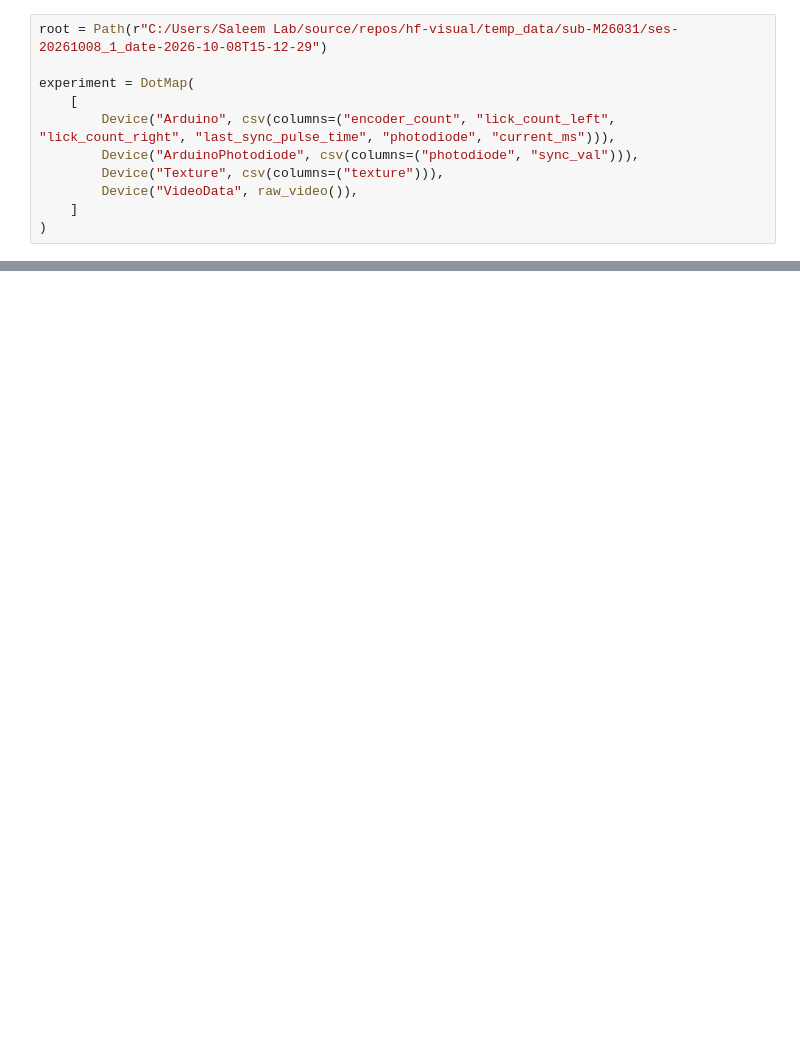
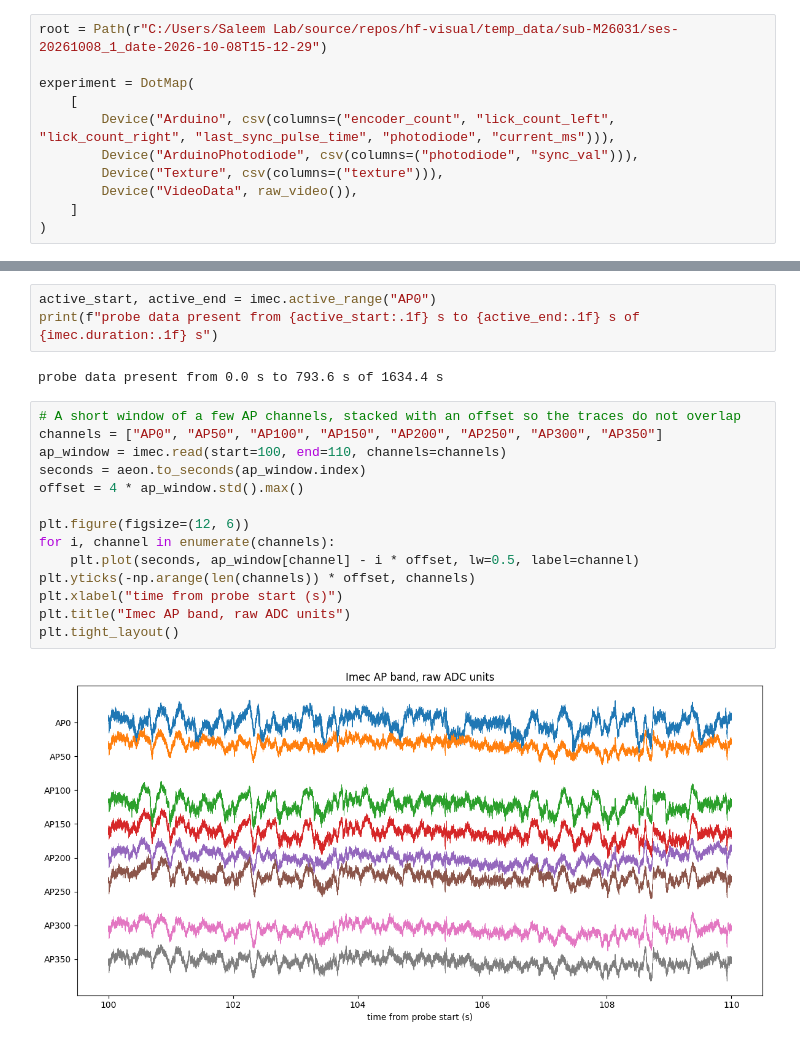
Before and after one commit to ucl-open/hf-visual, a Jupyter notebook: examples/data-ingestion.ipynb, the cells around one changed output, grey strips where cells are left out. Drawn from its saved outputs; the diff is of its cells as text; blank space fills up the shorter version.

```diff
--- a/examples/data-ingestion.ipynb
+++ b/examples/data-ingestion.ipynb
@@ -34,0 +163,21 @@ plt.plot(arduino_data_photodiode.photodiode[start:end])
+# %%
+active_start, active_end = imec.active_range("AP0")
+print(f"probe data present from {active_start:.1f} s to {active_end:.1f} s of {imec.duration:.1f} s")
+# %% [output]
+probe data present from 0.0 s to 793.6 s of 1634.4 s
+# %%
+# A short window of a few AP channels, stacked with an offset so the traces do not overlap
+channels = ["AP0", "AP50", "AP100", "AP150", "AP200", "AP250", "AP300", "AP350"]
+ap_window = imec.read(start=100, end=110, channels=channels)
+seconds = aeon.to_seconds(ap_window.index)
+offset = 4 * ap_window.std().max()
+
+plt.figure(figsize=(12, 6))
+for i, channel in enumerate(channels):
+    plt.plot(seconds, ap_window[channel] - i * offset, lw=0.5, label=channel)
+plt.yticks(-np.arange(len(channels)) * offset, channels)
+plt.xlabel("time from probe start (s)")
+plt.title("Imec AP band, raw ADC units")
+plt.tight_layout()
+# %% [output]
+[figure, added]
```
Also changed, not shown: parts of 8 cells of this notebook, 1 other file.
